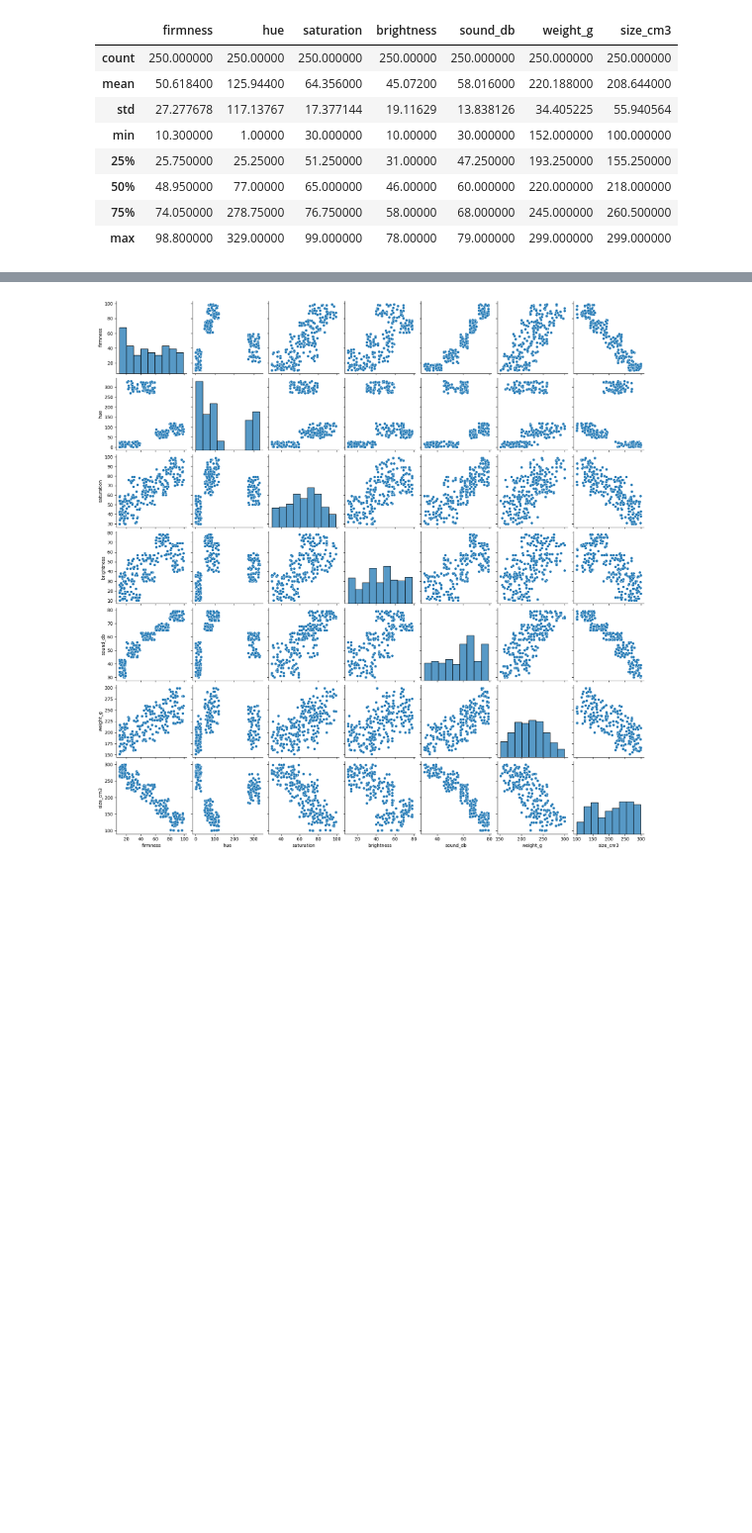
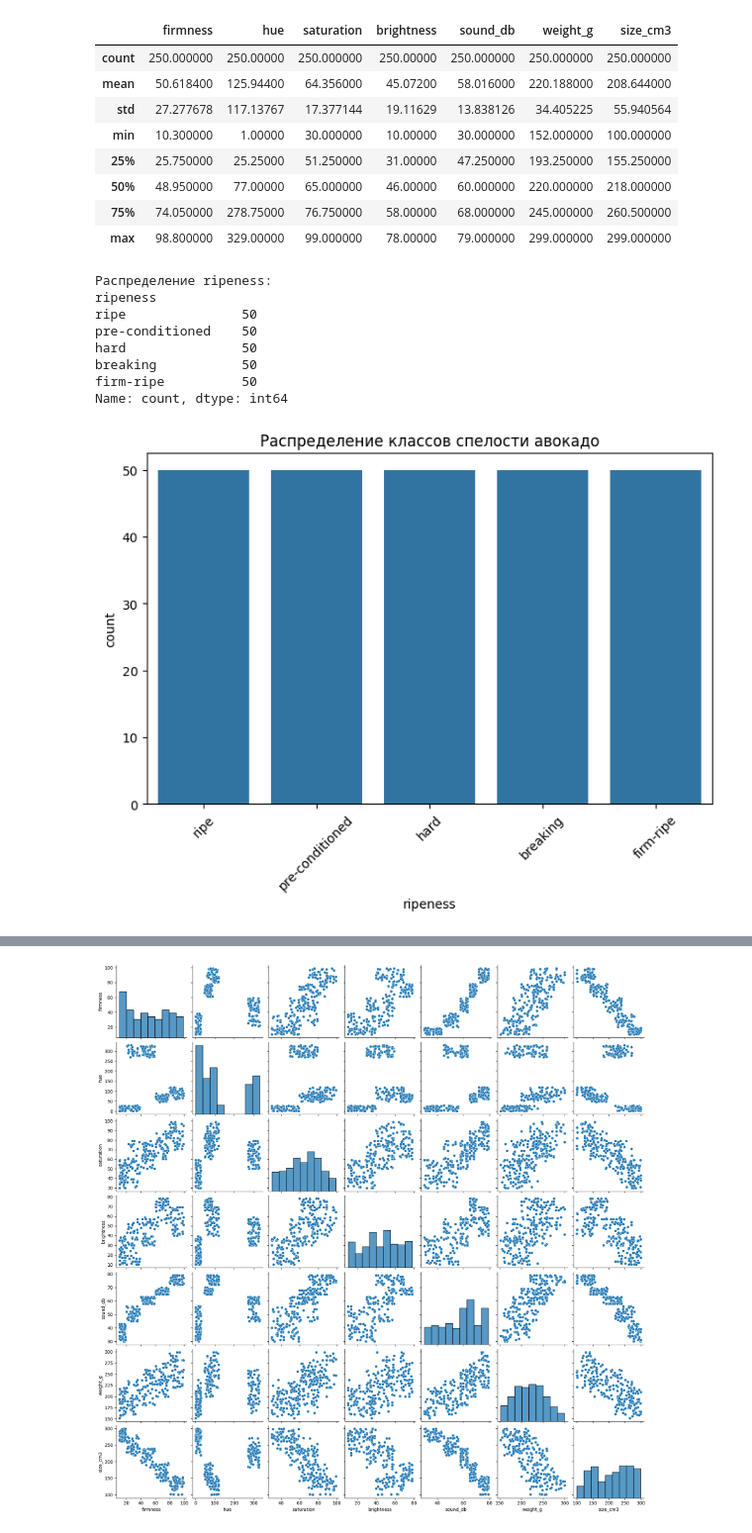
Before and after one commit to NeoGitHabs/ml_avocado_ripeness_datasett, a Jupyter notebook: AvocadoRipenessDataset/AvocadoRipenessDataset.ipynb, the cells around one changed output, grey strips where cells are left out. Shown at 99% size. Cells and saved outputs as stored; diff of their text form; code cells hidden in the pictures; blank space fills up the shorter version.

```diff
--- a/AvocadoRipenessDataset/AvocadoRipenessDataset.ipynb
+++ b/AvocadoRipenessDataset/AvocadoRipenessDataset.ipynb
@@ -52,3 +52,23 @@ df.describe()
 | 50% | 48.950000 | 77.00000 | 65.000000 | 46.00000 | 60.000000 | 220.000000 | 218.000000 |
 | 75% | 74.050000 | 278.75000 | 76.750000 | 58.00000 | 68.000000 | 245.000000 | 260.500000 |
 | max | 98.800000 | 329.00000 | 99.000000 | 78.00000 | 79.000000 | 299.000000 | 299.000000 |
+# %%
+# Распределение целевой переменной
+print("Распределение ripeness:")
+print(df['ripeness'].value_counts())
+
+plt.figure(figsize=(8, 5))
+sns.countplot(data=df, x='ripeness', order=df['ripeness'].value_counts().index)
+plt.title('Распределение классов спелости авокадо')
+plt.xticks(rotation=45)
+plt.show()
+# %% [output]
+Распределение ripeness:
+ripeness
+ripe               50
+pre-conditioned    50
+hard               50
+breaking           50
+firm-ripe          50
+Name: count, dtype: int64
+[figure, added]
```
Also changed, not shown: parts of 7 cells of this notebook, 4 other files.
